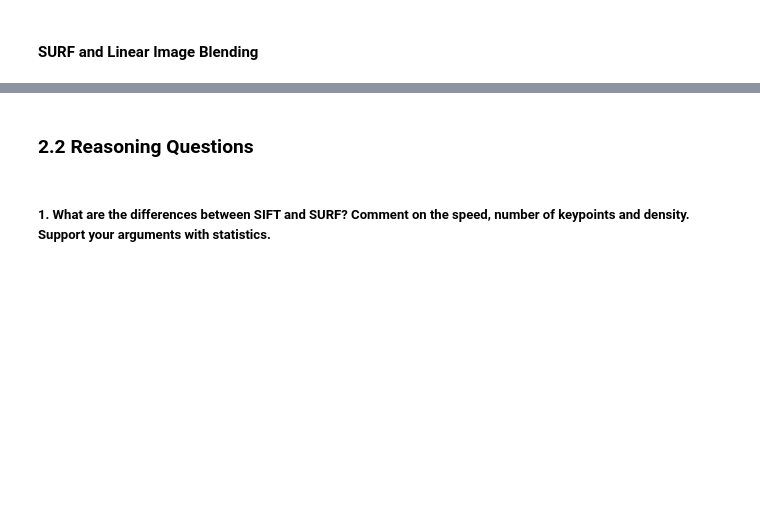
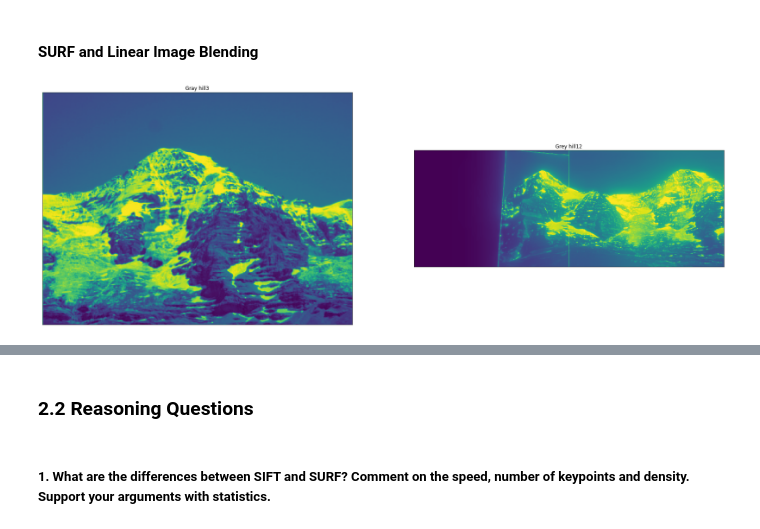
Before and after one commit to mhdahmed/Computer-Vision, a Jupyter notebook: Assignment_2/stitching.ipynb, the cells around one changed output, grey strips where cells are left out. Saved outputs shown, nothing was run; the diff lists cells and outputs as text; code cells hidden in the pictures; blank space fills up the shorter version.

```diff
--- a/Assignment_2/stitching.ipynb
+++ b/Assignment_2/stitching.ipynb
@@ -12,2 +132,23 @@ from matplotlib import pyplot as plt
 # %% [markdown]
 #### SURF and Linear Image Blending
+# %%
+"""Compute SURF keypoints and corresponding descriptors for images 12Hill and 3Hill"""
+
+# cvt. images to greyscale
+gray_hill3 = cv2.cvtColor(three_hill, cv2.COLOR_RGB2GRAY)
+gray_hill12 = cv2.cvtColor(twelve_hill, cv2.COLOR_RGB2GRAY)
+
+# compute keypoints & descriptors
+surf_obj = cv2.xfeatures2d.SURF_create()
+keypoints_twelve, descriptors_twelve = surf_obj.detectAndCompute(gray_hill12, None)
+keypoints_three, descriptors_three = surf_obj.detectAndCompute(gray_hill3, None)
+
+#display images
+plt.figure(figsize=(30,30))
+plt.subplot(121), plt.imshow(gray_hill3)
+plt.title("Gray hill3"), plt.xticks([]), plt.yticks([])
+plt.subplot(122), plt.imshow(gray_hill12)
+plt.title("Grey hill12"), plt.xticks([]), plt.yticks([])
+plt.show()
+# %% [output]
+[figure, added]
```
Also changed, not shown: parts of 7 cells of this notebook.
